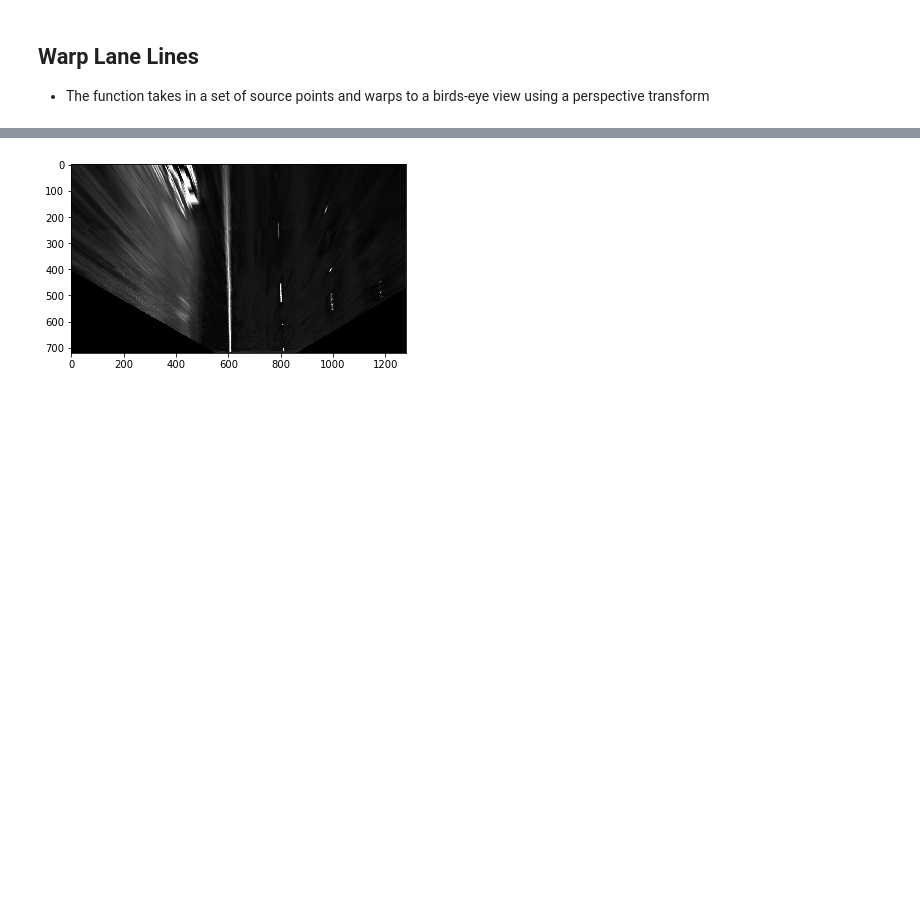
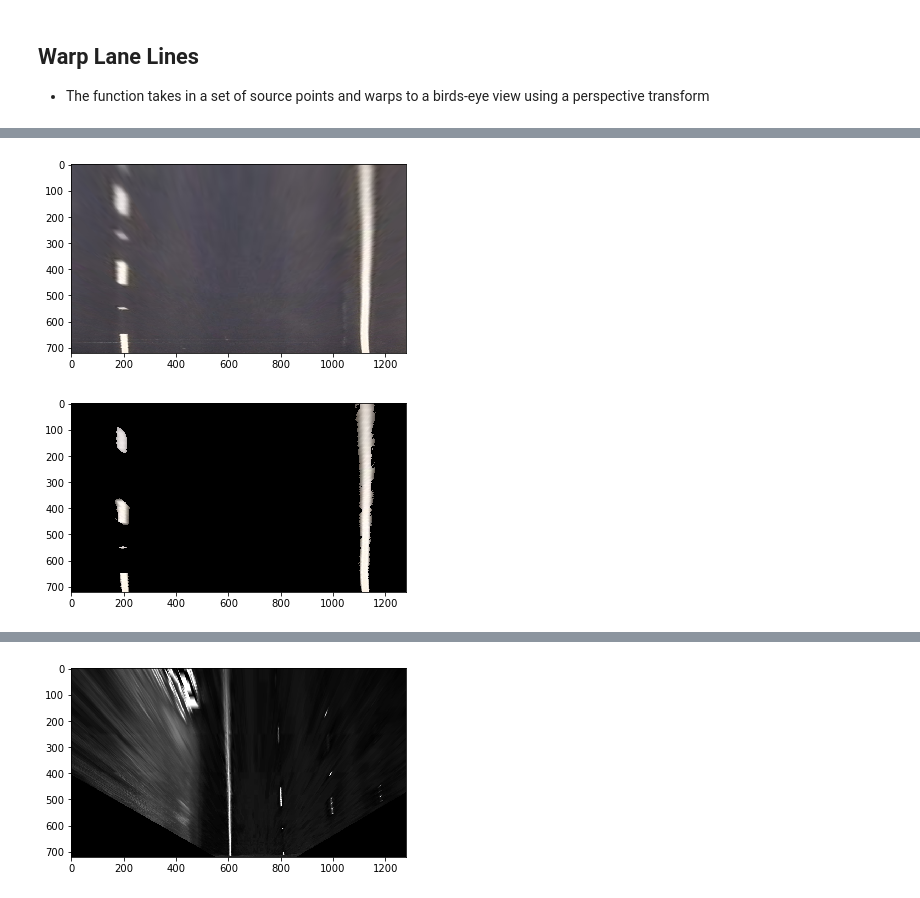
Before and after one commit to sketchc89/AdvanceLaneLines-P4, a Jupyter notebook: LineDetection.ipynb, the cells around one changed output, grey strips where cells are left out. Cells and saved outputs as stored; diff of their text form; code cells hidden in the pictures; blank space fills up the shorter version.

```diff
--- a/LineDetection.ipynb
+++ b/LineDetection.ipynb
@@ -131,0 +139,15 @@ plot_warped_lane_lines(straight_img_2)
+# %%
+img = straight_img_2
+corners = corners_roi(img)
+warped_img = warp_lane_lines(img, corners)
+plt.imshow(warped_img)
+plt.show()
+mpimg.imsave('./doc_images/warp_2.png', warped_img)
+yellow_white_mask = color_mask(warped_img)
+masked_img = apply_mask(warped_img, yellow_white_mask)
+plt.imshow(masked_img)
+plt.show()
+mpimg.imsave('./doc_images/warp_mask_2.png', masked_img)
+# %% [output]
+[figure, added]
+[figure, added]
```
Also changed, not shown: parts of 13 cells of this notebook.
